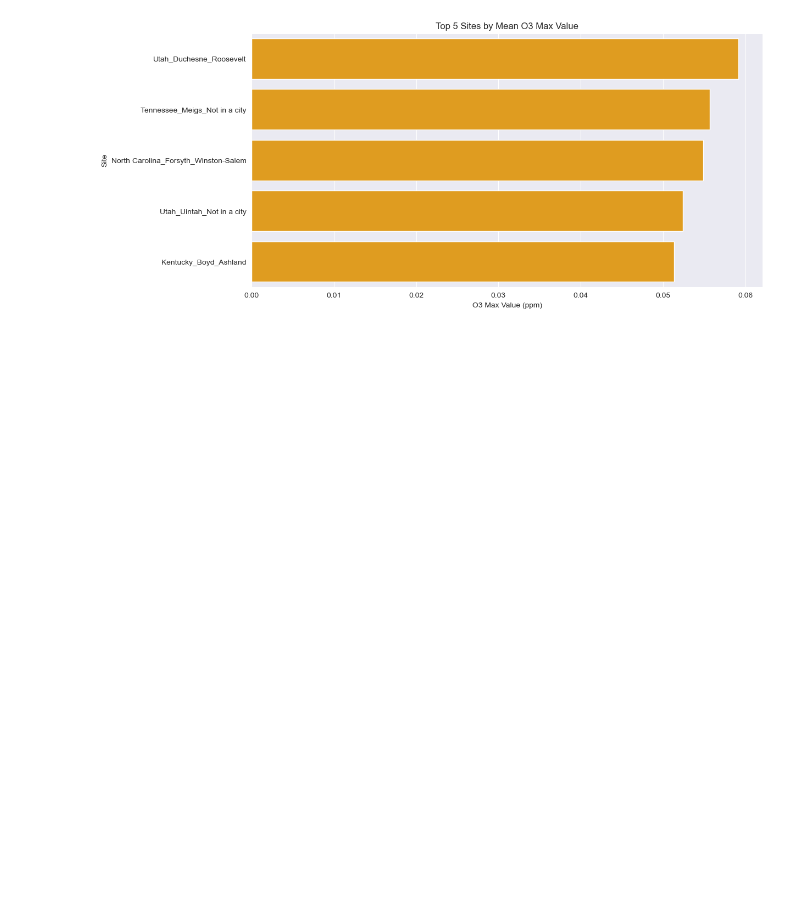
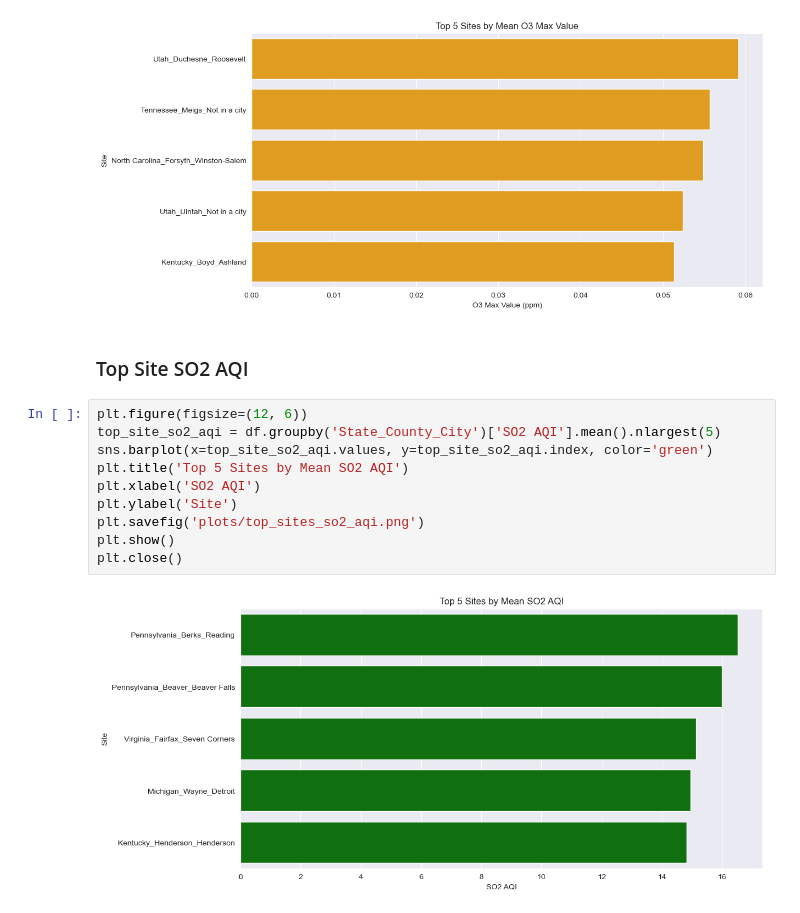
Before and after one commit to aghabidareh/PollutionAnalyzer, a Jupyter notebook: main.ipynb, the cells around one changed output. Saved outputs shown, nothing was run; the diff lists cells and outputs as text; blank space fills up the shorter version.

Commit message:
plot-and-graphs-section-29

```diff
--- a/main.ipynb
+++ b/main.ipynb
@@ -403,3 +403,17 @@ plt.show()
 plt.close()
 # %% [output]
 [figure]
+# %% [markdown]
+### Top Site SO2 AQI
+# %%
+plt.figure(figsize=(12, 6))
+top_site_so2_aqi = df.groupby('State_County_City')['SO2 AQI'].mean().nlargest(5)
+sns.barplot(x=top_site_so2_aqi.values, y=top_site_so2_aqi.index, color='green')
+plt.title('Top 5 Sites by Mean SO2 AQI')
+plt.xlabel('SO2 AQI')
+plt.ylabel('Site')
+plt.savefig('plots/top_sites_so2_aqi.png')
+plt.show()
+plt.close()
+# %% [output]
+[figure, added]
```
Also changed, not shown: 1 other file.
